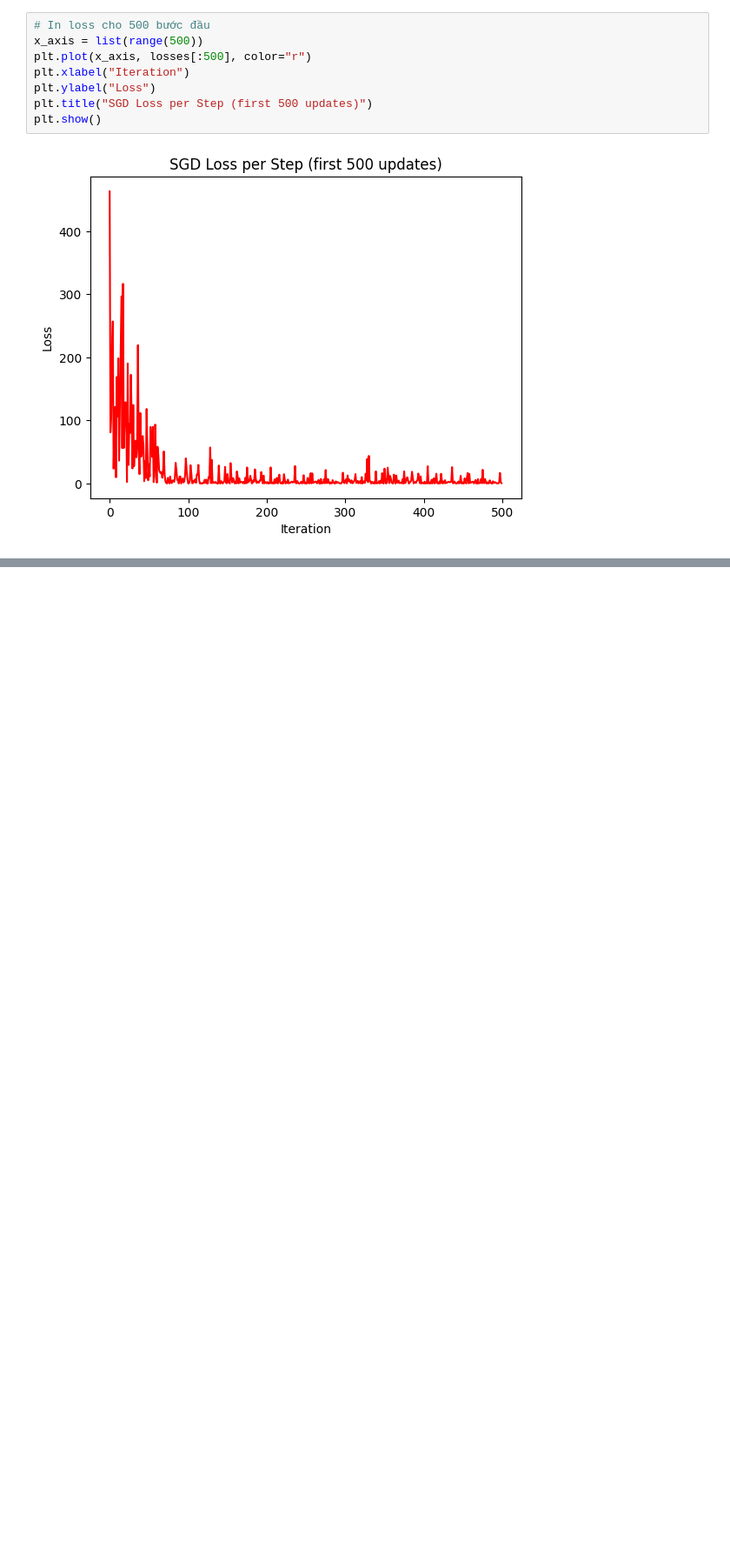
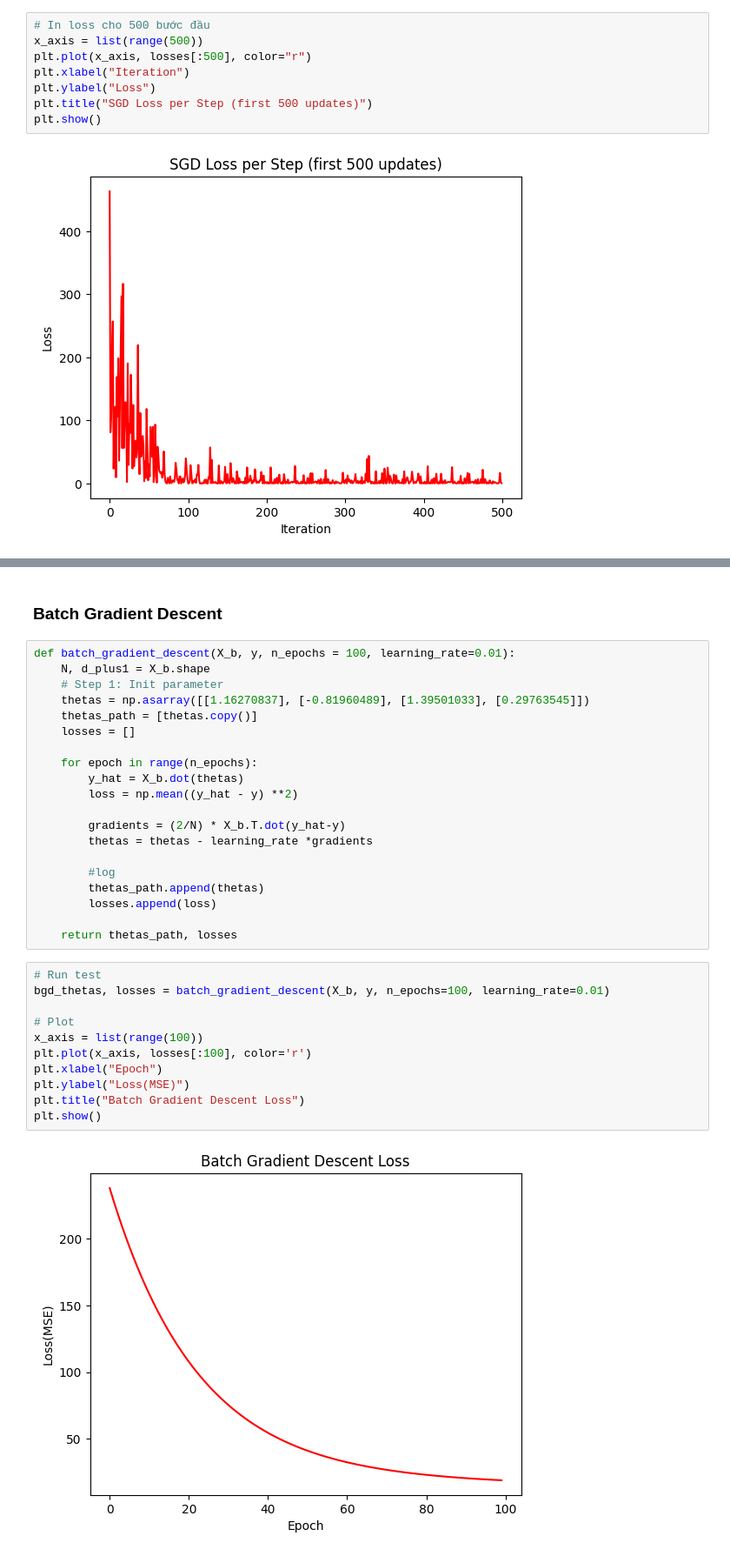
Before and after one commit to thanhvyttv/aio2025_study, a Jupyter notebook: Module5/linear_regression_vectorization.ipynb, the cells around one changed output, grey strips where cells are left out. Shown at 87% size. Drawn from its saved outputs; the diff is of its cells as text; blank space fills up the shorter version.

```diff
--- a/Module5/linear_regression_vectorization.ipynb
+++ b/Module5/linear_regression_vectorization.ipynb
@@ -108,0 +111,35 @@ plt.show()
+# %% [markdown]
+### Batch Gradient Descent
+# %%
+def batch_gradient_descent(X_b, y, n_epochs = 100, learning_rate=0.01):
+    N, d_plus1 = X_b.shape
+    # Step 1: Init parameter
+    thetas = np.asarray([[1.16270837], [-0.81960489], [1.39501033], [0.29763545]])
+    thetas_path = [thetas.copy()]
+    losses = []
+
+    for epoch in range(n_epochs):
+        y_hat = X_b.dot(thetas)
+        loss = np.mean((y_hat - y) **2)
+
+        gradients = (2/N) * X_b.T.dot(y_hat-y)
+        thetas = thetas - learning_rate *gradients
+
+        #log
+        thetas_path.append(thetas)
+        losses.append(loss)
+
+    return thetas_path, losses
+# %%
+# Run test
+bgd_thetas, losses = batch_gradient_descent(X_b, y, n_epochs=100, learning_rate=0.01)
+
+# Plot
+x_axis = list(range(100))
+plt.plot(x_axis, losses[:100], color='r')
+plt.xlabel("Epoch")
+plt.ylabel("Loss(MSE)")
+plt.title("Batch Gradient Descent Loss")
+plt.show()
+# %% [output]
+[figure, added]
```
Also changed, not shown: parts of 3 cells of this notebook, 1 other file.
